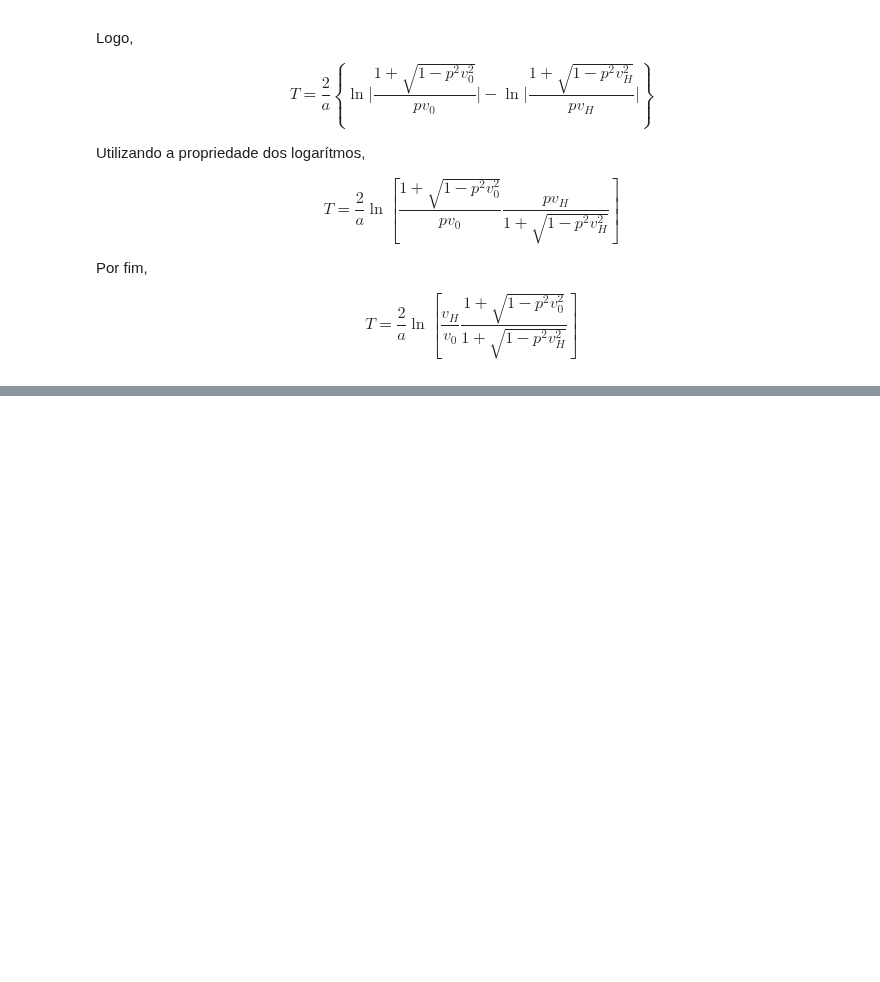
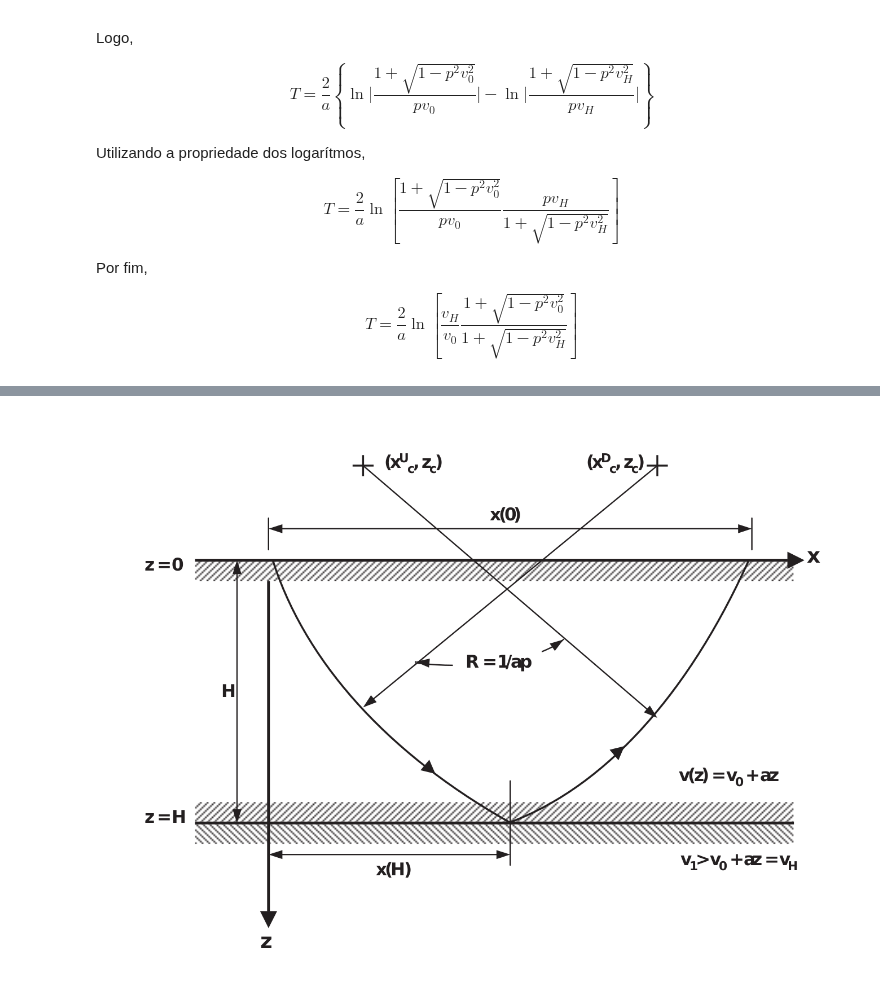
Before and after one commit to diracks-second-brain/teoria-do-raio, a Jupyter notebook: popov/cap1/equacoesGradienteLinear.ipynb, the cells around one changed output, grey strips where cells are left out. Saved outputs shown, nothing was run; the diff lists cells and outputs as text; code cells hidden in the pictures; blank space fills up the shorter version.

```diff
--- a/popov/cap1/equacoesGradienteLinear.ipynb
+++ b/popov/cap1/equacoesGradienteLinear.ipynb
@@ -60,0 +126,5 @@ $$T=\frac{2}{a}\ln\left[\frac{v_H}{v_0}\frac{1+\sqrt{1-p^2v^2_0}}{1+\sqrt{1-p^2v
+# %%
+from IPython.display import Image
+Image(filename='images/raio_circular.png', width=800)
+# %% [output]
+[figure, added]
```
Also changed, not shown: parts of 1 cell of this notebook, 1 other file.
